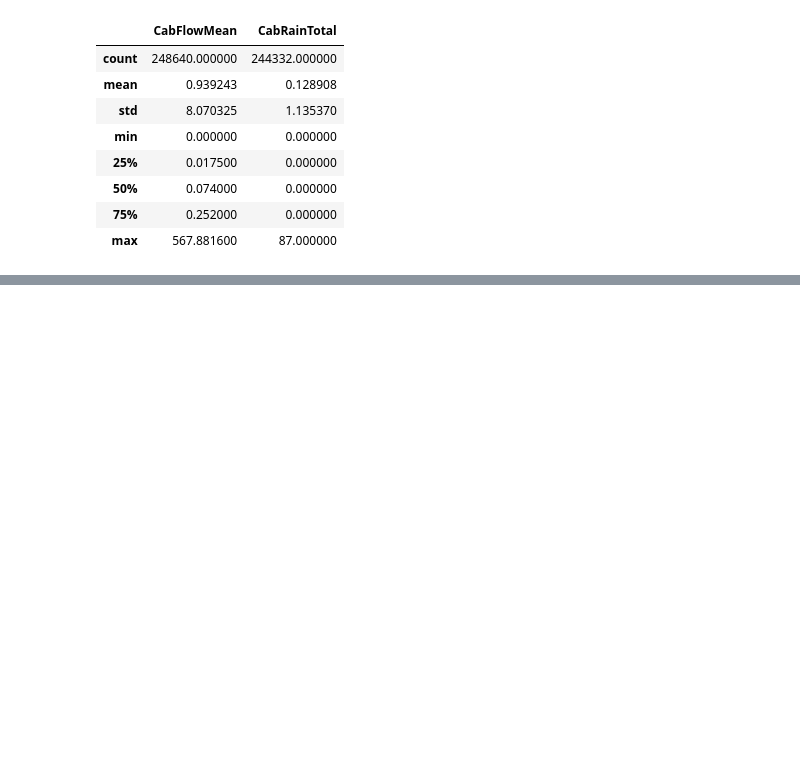
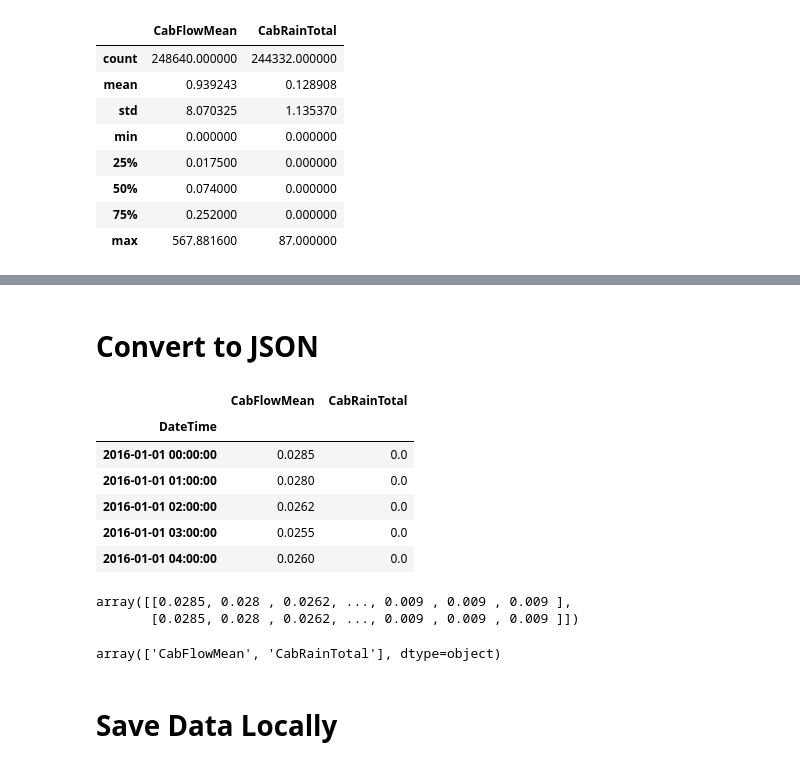
Before and after one commit to YX577/floodprediction, a Jupyter notebook: Model_1_Caboolture_Basin_Hourly.ipynb, the cells around one changed output, grey strips where cells are left out. Saved outputs shown, nothing was run; the diff lists cells and outputs as text; code cells hidden in the pictures; blank space fills up the shorter version.

Commit message:
Converted to json

```diff
--- a/Model_1_Caboolture_Basin_Hourly.ipynb
+++ b/Model_1_Caboolture_Basin_Hourly.ipynb
@@ -247,0 +210,25 @@ read_csv(filepath_or_buffer, sep=',', delimiter=None, header='infer', names=None
+# %%
+train_all_ts_data = selec2_all_ts_data.iloc[selec2_all_ts_data.index < pd.Timestamp('2016-01-01 00:00:00'),:]
+test_all_ts_data = selec2_all_ts_data.iloc[selec2_all_ts_data.index >= pd.Timestamp('2016-01-01 00:00:00'),:]
+# %% [markdown]
+# Convert to JSON
+# %%
+test_all_ts_data.head()
+# %% [output]
+|  | CabFlowMean | CabRainTotal |
+| DateTime |  |  |
+| 2016-01-01 00:00:00 | 0.0285 | 0.0 |
+| 2016-01-01 01:00:00 | 0.0280 | 0.0 |
+| 2016-01-01 02:00:00 | 0.0262 | 0.0 |
+| 2016-01-01 03:00:00 | 0.0255 | 0.0 |
+| 2016-01-01 04:00:00 | 0.0260 | 0.0 |
+# %%
+target_col = "CabFlowMean"
+test_all_ts_data[[target_col,target_col]].values.transpose()
+# %% [output]
+array([[0.0285, 0.028 , 0.0262, ..., 0.009 , 0.009 , 0.009 ],
+       [0.0285, 0.028 , 0.0262, ..., 0.009 , 0.009 , 0.009 ]])
+# %%
+test_all_ts_data.columns.values
+# %% [output]
+array(['CabFlowMean', 'CabRainTotal'], dtype=object)
@@ -247,0 +257,2 @@ read_csv(filepath_or_buffer, sep=',', delimiter=None, header='infer', names=None
+# %% [markdown]
+# Save Data Locally
```
Also changed, not shown: parts of 19 cells of this notebook.
